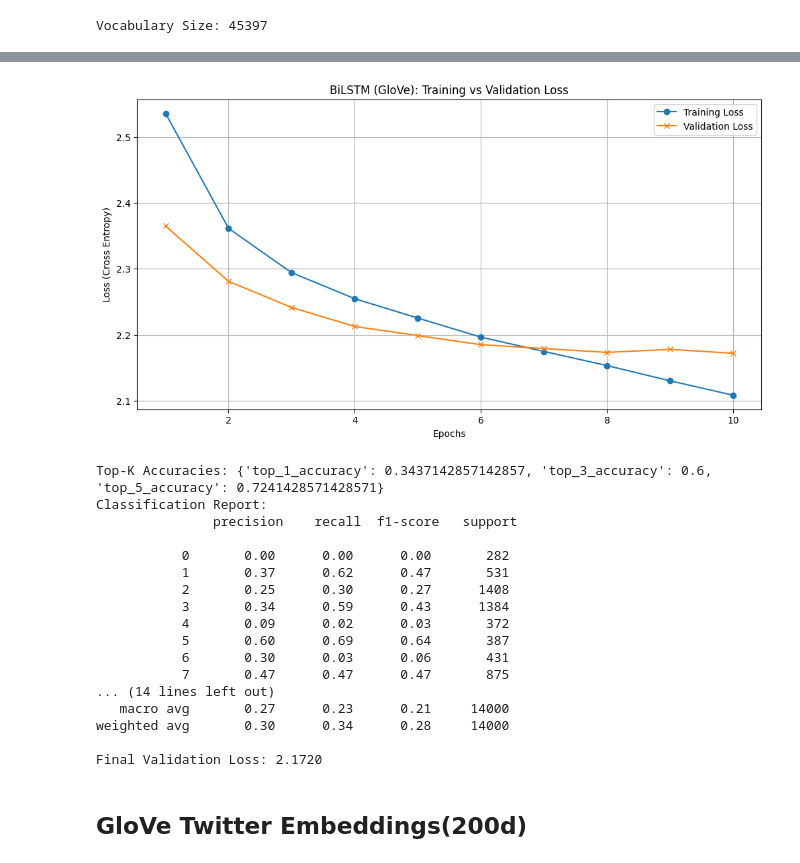
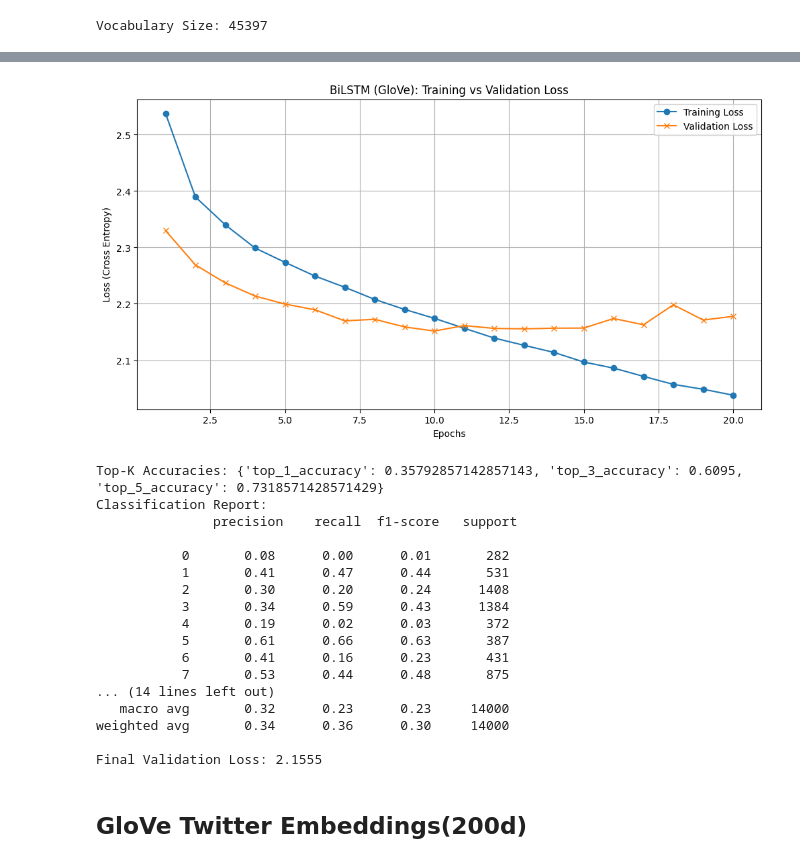
Before and after one commit to ZifanSi/Text2Moji, a Jupyter notebook: notebooks/03_bilstm_model_experiments.ipynb, the cells around one changed output, grey strips where cells are left out. Cells and saved outputs as stored; diff of their text form; code cells hidden in the pictures.

```diff
--- a/notebooks/03_bilstm_model_experiments.ipynb
+++ b/notebooks/03_bilstm_model_experiments.ipynb
@@ -113,8 +118,10 @@ optimizer = optim.Adam(model_glove.parameters(), lr=1e-3, weight_decay=1e-5)
 criterion = nn.CrossEntropyLoss()
 # %%
+model_glove.to(device)
+
 train_losses_glove = []
 val_losses_glove = []
-epochs = 10
+epochs = 20
 
 for epoch in range(epochs):
     model_glove.train()
@@ -122,28 +129,37 @@ for epoch in range(epochs):
     total = 0
 
     for x_batch, y_batch in train_loader_glove:
+        x_batch = x_batch.to(device)
+        y_batch = y_batch.to(device)
+
         optimizer.zero_grad()
         y_pred = model_glove(x_batch)
         loss = criterion(y_pred, y_batch)
         loss.backward()
         optimizer.step()
+
         total_loss += loss.item() * x_batch.size(0)
         total += x_batch.size(0)
 
+    # Save the model
+    torch.save(model_glove.state_dict(), f"models/bilstm_glove_twitter_{epoch+1}_epochs.pth")
 
-    # Save the model
-    torch.save(model_glove.state_dict(), f"models/bilstm_glove_twitter_{epoch+1}_epoches.pth")
-
+    # Validation
     model_glove.eval()
     with torch.no_grad():
-        X = torch.tensor(X_test_ids_glove, dtype=torch.long)
+        X = torch.tensor(X_test_ids_glove, dtype=torch.long).to(device)
+        y_test_tensor = torch.tensor(y_test, dtype=torch.long).to(device)
+
         logits = model_glove(X)
-        pred = logits.argmax(dim=1).numpy()
-        accuracy = (pred == y_test).mean()
-        val_loss = criterion(logits, torch.tensor(y_test, dtype=torch.long)).item()
+        pred = logits.argmax(dim=1)
+        accuracy = (pred == y_test_tensor).float().mean().item()
+        val_loss = criterion(logits, y_test_tensor).item()
 
     train_losses_glove.append(total_loss / total)
     val_losses_glove.append(val_loss)
 
-    print(f"Epoch {epoch+1}, Training Loss={total_loss / total:.4f}, Validation Loss={val_loss:.4f}, Validation Accuracy={accuracy:.4f}")
+    print(f"Epoch {epoch+1}, "
+          f"Training Loss={total_loss / total:.4f}, "
+          f"Validation Loss={val_loss:.4f}, "
+          f"Validation Accuracy={accuracy:.4f}")
 # %% [output]
@@ -160,56 +186,57 @@ Epoch 10, Training Loss=2.1085, Validation Loss=2.1720, Validation Accuracy=0.34
 # %%
 plt.figure(figsize=(12, 6))
 plt.plot(range(1, epochs+1), train_losses_glove, label='Training Loss', marker='o')
 plt.plot(range(1, epochs+1), val_losses_glove, label='Validation Loss', marker='x')
 plt.title('BiLSTM (GloVe): Training vs Validation Loss')
 plt.xlabel('Epochs')
 plt.ylabel('Loss (Cross Entropy)')
 plt.legend()
 plt.grid(True)
 
 plt.show()
 
-# Save the model
-torch.save(model_glove.state_dict(), "models/bilstm_glove_twitter_10_epoches.pth")
+model_glove.load_state_dict(torch.load(f"models/bilstm_glove_twitter_best.pth"))
 
 model_glove.eval()
 with torch.no_grad():
-    X = torch.tensor(X_test_ids_glove, dtype=torch.long)
+    X = torch.tensor(X_test_ids_glove, dtype=torch.long).to(device)
+    y_test_tensor = torch.tensor(y_test, dtype=torch.long).to(device)
+
     logits = model_glove(X)
-    pred = logits.argmax(dim=1).numpy()
-    preds = logits.softmax(dim=1).numpy()
+    pred = logits.argmax(dim=1)
+    preds = logits.softmax(dim=1)
 
     preds = [
         {label: score for label, score in enumerate(sample_scores)}
         for sample_scores in preds
     ]
     top_k_accs = top_k_accuracy(enumerate(preds))
     print("Top-K Accuracies:", top_k_accs)
 
-    report = classification_report(y_test, pred)
+    report = classification_report(y_test_tensor.cpu().numpy(), pred.cpu().numpy())
     print("Classification Report:\n", report)
 
-    val_loss = criterion(logits, torch.tensor(y_test, dtype=torch.long)).item()
+    val_loss = criterion(logits, torch.tensor(y_test_tensor, dtype=torch.long)).item()
     print(f"Final Validation Loss: {val_loss:.4f}")
 # %% [output]
-[figure, old version]
+[figure, new version]
-Top-K Accuracies: {'top_1_accuracy': 0.3437142857142857, 'top_3_accuracy': 0.6, 'top_5_accuracy': 0.7241428571428571}
+Top-K Accuracies: {'top_1_accuracy': 0.35792857142857143, 'top_3_accuracy': 0.6095, 'top_5_accuracy': 0.7318571428571429}
 Classification Report:
                precision    recall  f1-score   support
 
-           0       0.00      0.00      0.00       282
-           1       0.37      0.62      0.47       531
-           2       0.25      0.30      0.27      1408
+           0       0.08      0.00      0.01       282
+           1       0.41      0.47      0.44       531
+           2       0.30      0.20      0.24      1408
            3       0.34      0.59      0.43      1384
-           4       0.09      0.02      0.03       372
-           5       0.60      0.69      0.64       387
-           6       0.30      0.03      0.06       431
-           7       0.47      0.47      0.47       875
+           4       0.19      0.02      0.03       372
+           5       0.61      0.66      0.63       387
+           6       0.41      0.16      0.23       431
+           7       0.53      0.44      0.48       875
 ... (14 lines left out)
-   macro avg       0.27      0.23      0.21     14000
-weighted avg       0.30      0.34      0.28     14000
+   macro avg       0.32      0.23      0.23     14000
+weighted avg       0.34      0.36      0.30     14000
 
-Final Validation Loss: 2.1720
+Final Validation Loss: 2.1555
 # %% [markdown]
 ## GloVe Twitter Embeddings(200d)
 # %%
```
Also changed, not shown: parts of 10 cells of this notebook, 2 other files.
